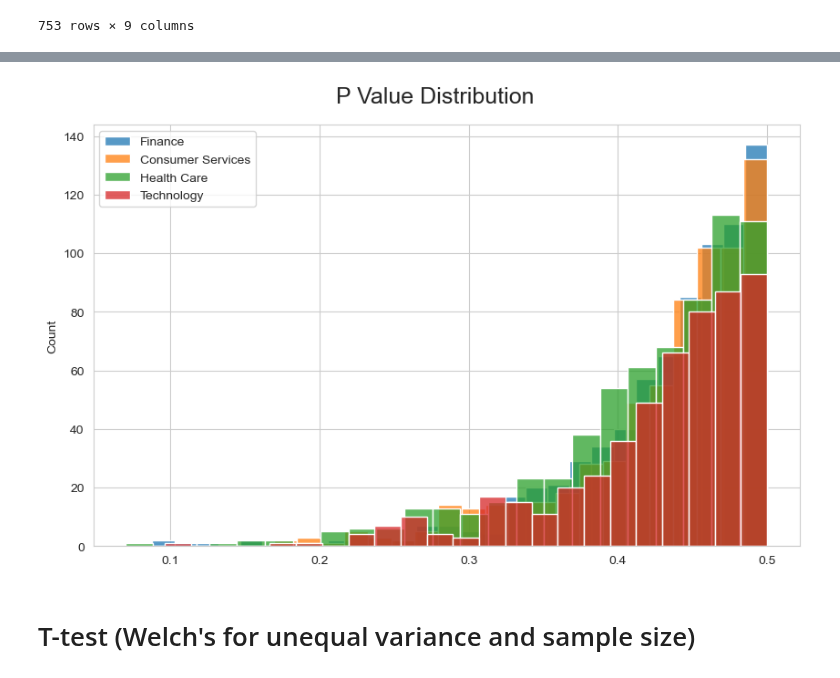
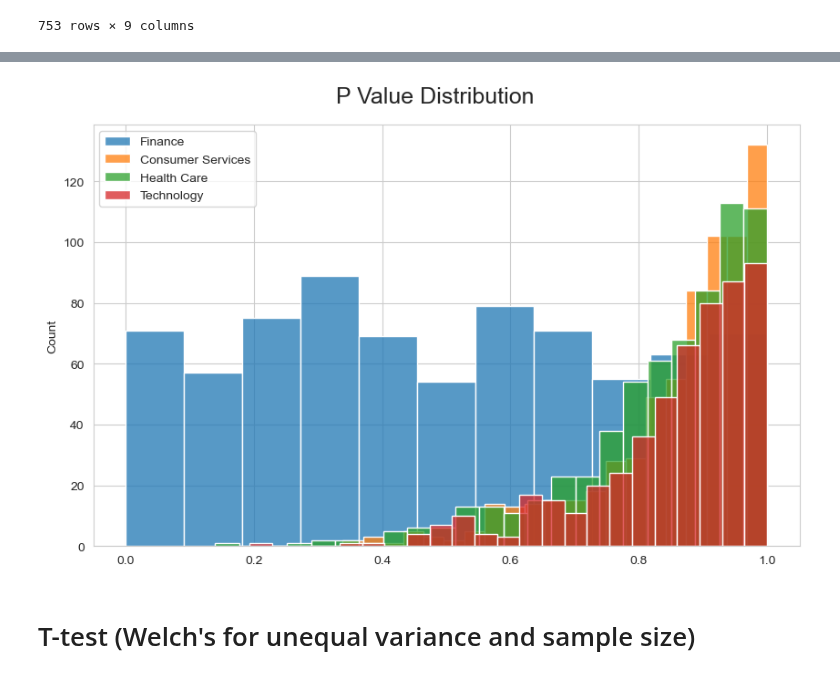
Before and after one commit to ghuckabe/DSTMarketAnalysis, a Jupyter notebook: model_exploration_gabby.ipynb, the cells around one changed output, grey strips where cells are left out. Drawn from its saved outputs; the diff is of its cells as text; code cells hidden in the pictures.

```diff
--- a/model_exploration_gabby.ipynb
+++ b/model_exploration_gabby.ipynb
@@ -262,10 +262,10 @@ for tk in tech_ticks:
 # %%
 #Adds IS_DST columns into weekend data
 
-wt['IS_DST'] = wt.Date.isin(pd.concat([dst_dates_spring, dst_dates_winter]))
-cs['IS_DST'] = cs.Date.isin(pd.concat([dst_dates_spring, dst_dates_winter]))
-hc['IS_DST'] = hc.Date.isin(pd.concat([dst_dates_spring, dst_dates_winter]))
-tc['IS_DST'] = tc.Date.isin(pd.concat([dst_dates_spring, dst_dates_winter]))
+wt['IS_DST'] = wt.Date.isin(pd.concat([dst_dates_spring, dst_dates_fall]))
+cs['IS_DST'] = cs.Date.isin(pd.concat([dst_dates_spring, dst_dates_fall]))
+hc['IS_DST'] = hc.Date.isin(pd.concat([dst_dates_spring, dst_dates_fall]))
+tc['IS_DST'] = tc.Date.isin(pd.concat([dst_dates_spring, dst_dates_fall]))
 # %%
 #Adds IS_FALL and IS_SPRING bools into weekend data
 
@@ -563,15 +563,15 @@ for tk in con_ticks:
 
     fz_score = (fdst_mean - reg_mean)/np.sqrt(fdst_std**2+reg_std**2)
     if fz_score<0:
-        fp_val = stats.norm(loc=0, scale=1).cdf(fz_score)
+        fp_val = 2*stats.norm(loc=0, scale=1).cdf(fz_score)
     else:
-        fp_val = 1-stats.norm(loc=0, scale=1).cdf(fz_score)
+        fp_val = 2*(1-stats.norm(loc=0, scale=1).cdf(fz_score))
 
     sz_score = (sdst_mean - reg_mean)/np.sqrt(sdst_std**2+reg_std**2)
     if sz_score<0:
-        sp_val = stats.norm(loc=0, scale=1).cdf(sz_score)
+        sp_val = 2*stats.norm(loc=0, scale=1).cdf(sz_score)
     else:
-        sp_val = 1-stats.norm(loc=0, scale=1).cdf(sz_score)
+        sp_val = 2*(1-stats.norm(loc=0, scale=1).cdf(sz_score))
 
     f_tval, f_ttest_pval = stats.ttest_ind(reg_set.Percent_Change, fdst_set.Percent_Change, equal_var=False, nan_policy='omit')
 
@@ -604,15 +604,15 @@ for tk in health_ticks:
 
     fz_score = (fdst_mean - reg_mean)/np.sqrt(fdst_std**2+reg_std**2)
     if fz_score<0:
-        fp_val = stats.norm(loc=0, scale=1).cdf(fz_score)
+        fp_val = 2*stats.norm(loc=0, scale=1).cdf(fz_score)
     else:
-        fp_val = 1-stats.norm(loc=0, scale=1).cdf(fz_score)
+        fp_val = 2*(1-stats.norm(loc=0, scale=1).cdf(fz_score))
 
     sz_score = (sdst_mean - reg_mean)/np.sqrt(sdst_std**2+reg_std**2)
     if sz_score<0:
-        sp_val = stats.norm(loc=0, scale=1).cdf(sz_score)
+        sp_val = 2*stats.norm(loc=0, scale=1).cdf(sz_score)
     else:
-        sp_val = 1-stats.norm(loc=0, scale=1).cdf(sz_score)
+        sp_val = 2*(1-stats.norm(loc=0, scale=1).cdf(sz_score))
 
     f_tval, f_ttest_pval = stats.ttest_ind(reg_set.Percent_Change, fdst_set.Percent_Change, equal_var=False, nan_policy='omit')
 
@@ -645,15 +645,15 @@ for tk in tech_ticks:
 
     fz_score = (fdst_mean - reg_mean)/np.sqrt(fdst_std**2+reg_std**2)
     if fz_score<0:
-        fp_val = stats.norm(loc=0, scale=1).cdf(fz_score)
+        fp_val = 2*stats.norm(loc=0, scale=1).cdf(fz_score)
     else:
-        fp_val = 1-stats.norm(loc=0, scale=1).cdf(fz_score)
+        fp_val = 2*(1-stats.norm(loc=0, scale=1).cdf(fz_score))
 
     sz_score = (sdst_mean - reg_mean)/np.sqrt(sdst_std**2+reg_std**2)
     if sz_score<0:
-        sp_val = stats.norm(loc=0, scale=1).cdf(sz_score)
+        sp_val = 2*stats.norm(loc=0, scale=1).cdf(sz_score)
     else:
-        sp_val = 1-stats.norm(loc=0, scale=1).cdf(sz_score)
+        sp_val = 2*(1-stats.norm(loc=0, scale=1).cdf(sz_score))
 
     f_tval, f_ttest_pval = stats.ttest_ind(reg_set.Percent_Change, fdst_set.Percent_Change, equal_var=False, nan_policy='omit')
 
@@ -770,27 +679,27 @@ No artists with labels found to put in legend.  Note that artists whose label st
 # %%
 # define subplot grid
 fig, axes = plt.subplots(nrows=1, ncols=1, figsize=(10, 6))
 plt.subplots_adjust(hspace=0.5)
 fig.suptitle("P Value Distribution", fontsize=18, y=0.95)
 
 # loop through tickers and axes
 #for tk, axes in zip(ticker_list, axs.ravel()):
     # filter df for ticker and plot on specified axes
-sns.histplot(ax=axes, data = fin_mean_significance_array.dropna(), x="fall_p_value", label='Finance')#, kde=True)
-sns.histplot(ax=axes, data = cs_mean_significance_array.dropna(), x="fall_p_value", label='Consumer Services')#, kde=True)
-sns.histplot(ax=axes, data = hc_mean_significance_array.dropna(), x="fall_p_value", label='Health Care')#, kde=True)
-sns.histplot(ax=axes, data = tc_mean_significance_array.dropna(), x="fall_p_value", label='Technology')#, kde=True)
+sns.histplot(ax=axes, data = fin_mean_significance_array.dropna(), x="fall_2tailgaussian_pval", label='Finance')#, kde=True)
+sns.histplot(ax=axes, data = cs_mean_significance_array.dropna(), x="fall_2tailgaussian_pval", label='Consumer Services')#, kde=True)
+sns.histplot(ax=axes, data = hc_mean_significance_array.dropna(), x="fall_2tailgaussian_pval", label='Health Care')#, kde=True)
+sns.histplot(ax=axes, data = tc_mean_significance_array.dropna(), x="fall_2tailgaussian_pval", label='Technology')#, kde=True)
 
 axes.legend()
 
     # chart formatting
 #axes.set_title(tk.upper())
     #axes.get_legend().remove()
 axes.set_xlabel("")
 
 plt.show()
 # %% [output]
-[figure, old version]
+[figure, new version]
 # %% [markdown]
 # T-test (Welch's for unequal variance and sample size)
 # %%
```
Also changed, not shown: parts of 12 cells of this notebook.
